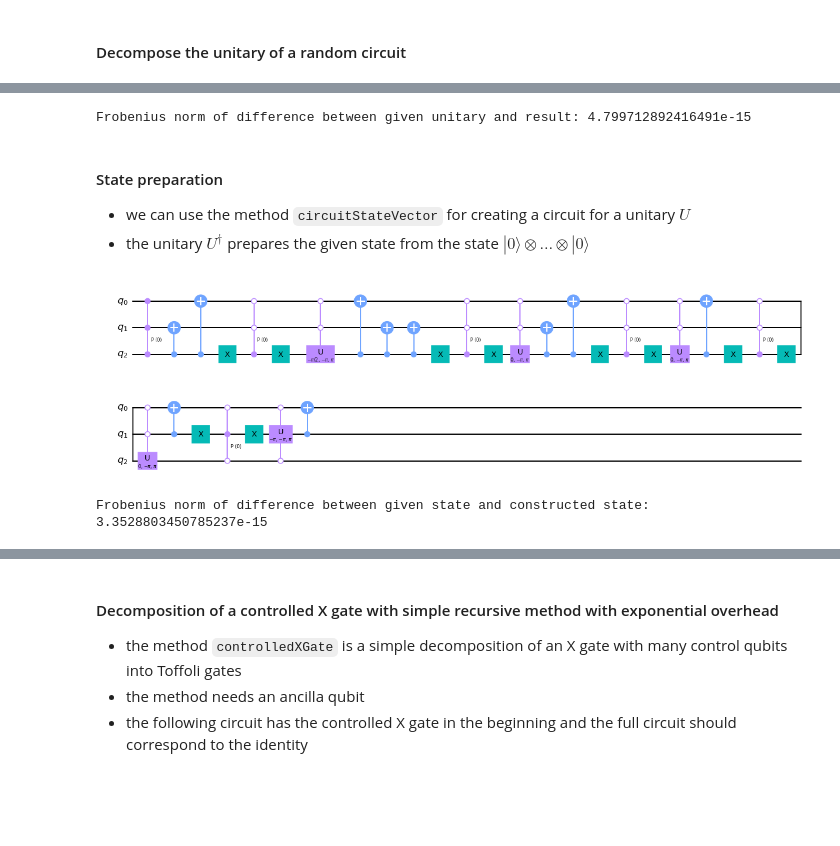
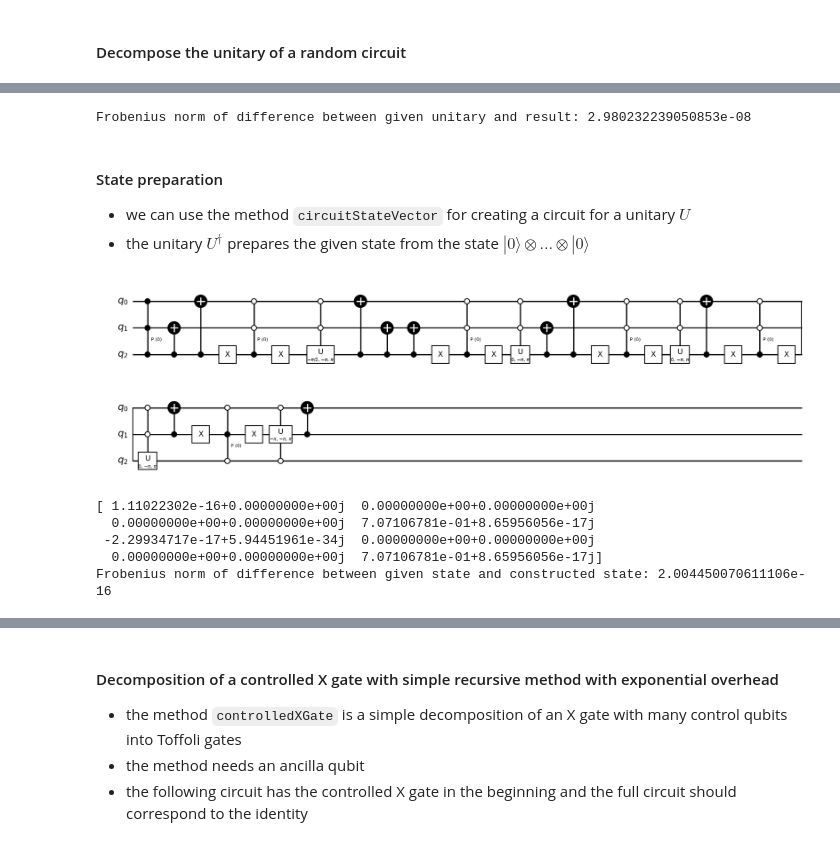
Before and after one commit to JoSQUANTUM/pygrnd, a Jupyter notebook: notebooks/circuitConstructor.ipynb, the cells around one changed output, grey strips where cells are left out. Saved outputs shown, nothing was run; the diff lists cells and outputs as text; code cells hidden in the pictures; blank space fills up the shorter version.

```diff
--- a/notebooks/circuitConstructor.ipynb
+++ b/notebooks/circuitConstructor.ipynb
@@ -91,12 +102,14 @@ qc=QuantumCircuit(qr)
 decomposer(uOriginal, qc, qr)
 
 # Get the unitary matrix that corresponds to this circuit.
-backend = Aer.get_backend('unitary_simulator')
-job = execute(qc, backend)
-uConstruct = np.asarray(job.result().get_unitary())
+#backend = Aer.get_backend('unitary_simulator')
+#job = execute(qc, backend)
+#uConstruct = np.asarray(job.result().get_unitary())
+uConstruct = Operator(qc).data
+#display(qc.decompose().draw(output='mpl', style="bw"))
 print("Frobenius norm of difference between given unitary and result:",np.linalg.norm(uOriginal-uConstruct))
 # %% [output]
-Frobenius norm of difference between given unitary and result: 4.799712892416491e-15
+Frobenius norm of difference between given unitary and result: 2.980232239050853e-08
 # %% [markdown]
 #### State preparation
 - we can use the method ``circuitStateVector`` for creating a circuit for a unitary $U$
@@ -104,26 +117,35 @@ Frobenius norm of difference between given unitary and result: 4.799712892416491
 # %%
 qubits=3
 vOriginal=[0,0,0,1/math.sqrt(2),0,0,0,1/math.sqrt(2)]
 
 # Create custom gate from unitary U.
 qr=QuantumRegister(qubits,'q')
 qc=QuantumCircuit(qr)
 circuitStateVector(vOriginal,qc, qr)
 gate=qc.to_gate()
 
 # Apply U^dagger to create state v.
 qr2=QuantumRegister(qubits,'q')
 qc2=QuantumCircuit(qr2)
 qc2.append(gate.inverse(),qr2)
-display(qc2.decompose().draw(output='mpl'))
-backend=Aer.get_backend('statevector_simulator')
-job=execute(qc2,backend)
-vReproduce=np.asarray(job.result().get_statevector())
+display(qc2.decompose().draw(output='mpl', style="bw"))
+
+
+#backend=Aer.get_backend('statevector_simulator')
+#job=execute(qc2,backend)
+#vReproduce=np.asarray(job.result().get_statevector())
+
+vReproduce = Statevector(qc2).data
+print(vReproduce)
 
 print("Frobenius norm of difference between given state and constructed state:",np.linalg.norm(vOriginal-vReproduce))
 # %% [output]
-[figure, old version]
+[figure, new version]
-Frobenius norm of difference between given state and constructed state: 3.3528803450785237e-15
+[ 1.11022302e-16+0.00000000e+00j  0.00000000e+00+0.00000000e+00j
+  0.00000000e+00+0.00000000e+00j  7.07106781e-01+8.65956056e-17j
+ -2.29934717e-17+5.94451961e-34j  0.00000000e+00+0.00000000e+00j
+  0.00000000e+00+0.00000000e+00j  7.07106781e-01+8.65956056e-17j]
+Frobenius norm of difference between given state and constructed state: 2.004450070611106e-16
 # %%
 #
 # Create circuit for a random state vector.
```
Also changed, not shown: parts of 9 cells of this notebook, 3 other files.
